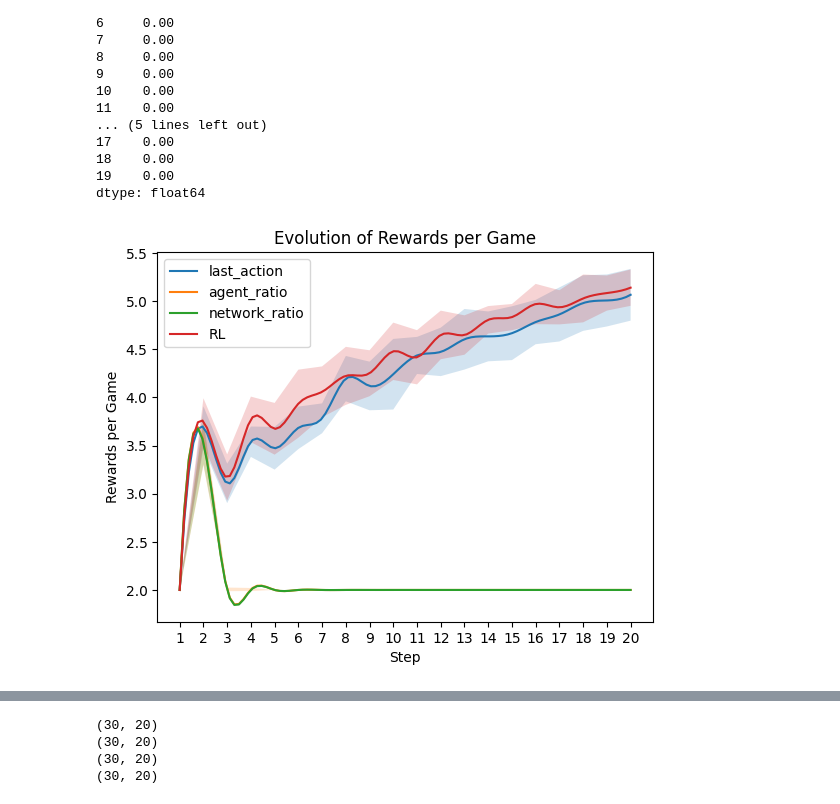
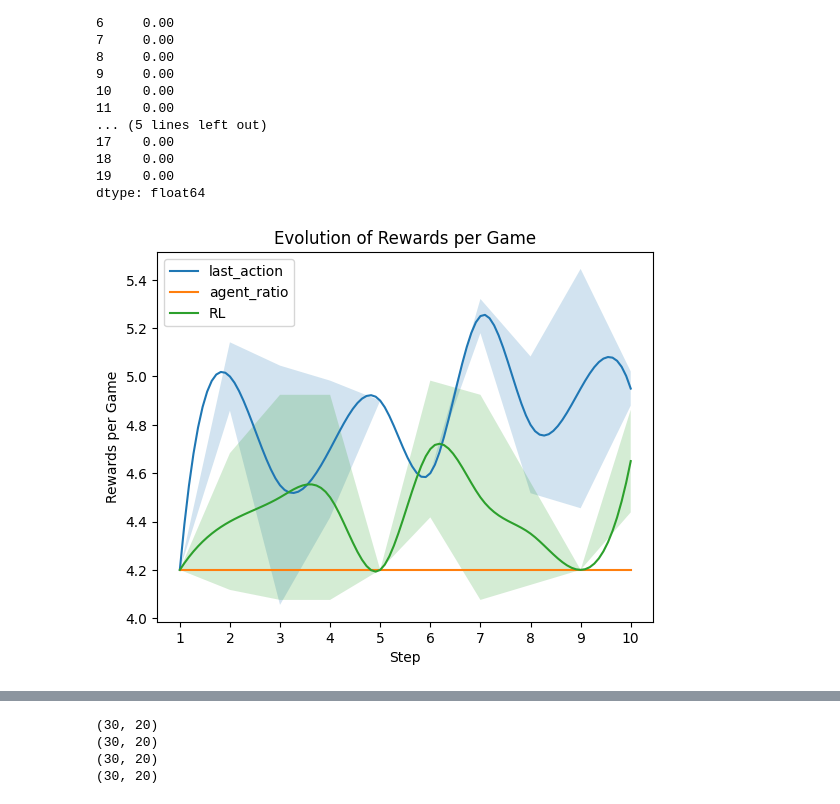
Before and after one commit to sepehrilami/LLM-RL, a Jupyter notebook: create_figures/visualizer_2025.ipynb, the cells around one changed output, grey strips where cells are left out. Drawn from its saved outputs; the diff is of its cells as text; code cells hidden in the pictures.

Commit message:
new experiment on deterministic agents

```diff
--- a/create_figures/visualizer_2025.ipynb
+++ b/create_figures/visualizer_2025.ipynb
@@ -10,12 +10,12 @@ Intel MKL WARNING: Support of Intel(R) Streaming SIMD Extensions 4.2 (Intel(R) S
 # %%
 # function to get the root dir and load the data and return 4 arrays
 def load_data(game_type):
-    root_dir = f'../environment_simplified/outputs2/{game_type}/smaller_LA/round_wise_data_2025/'
+    root_dir = f'../environment_simplified/outputs_deterministic_agents/{game_type}/round_wise_data/'
     # handle the error if the directory does not exist
     if not os.path.exists(root_dir):
         print('Directory does not exist')
         return []
-    num_agent, steps, rounds, edge_prob = 20, 20, 10, 0.25
+    num_agent, steps, rounds, edge_prob = 5, 10, 2, 1
     run_spec = f'{num_agent}_{steps}_{rounds}_{edge_prob}'
     rounds_total_C_ratio = np.load(root_dir+f'rounds_total_C_ratio_{run_spec}.npy', allow_pickle=True)
     rounds_total_C_ratio_per_step = np.load(root_dir+f'rounds_total_C_ratio_per_step_{run_spec}.npy', allow_pickle=True)
@@ -72,7 +72,7 @@ def plot_all_data(all_data, array_index, name, time_step=20, path_to_save=None,
         plt.fill_between(x, y-std, y+std, alpha=0.2)
     # change the order of plots in the legend
     handles, labels = plt.gca().get_legend_handles_labels()
-    order = [0, 1, 2, 3]
+    order = [0, 1, 2]
     plt.legend([handles[idx] for idx in order],[labels[idx] for idx in order], loc='upper left')
     plt.xlabel('Step')
     plt.ylabel(f'{name}')
@@ -114,9 +114,9 @@ print(all_data['network_ratio'][1].min(axis=0))
 dtype: float64
 # %%
 # plot all data values [3] in the same plot
-plot_all_data(all_data, array_index=5, name='Rewards per Game')
+plot_all_data(all_data, array_index=5, time_step=10, name='Rewards per Game')
 # %% [output]
-[figure, old version]
+[figure, new version]
 # %%
 def extract_action_values(df, action):
     """Extract values for a specific action from dictionary cells."""
```
Also changed, not shown: parts of 6 cells of this notebook, 45 other files.
